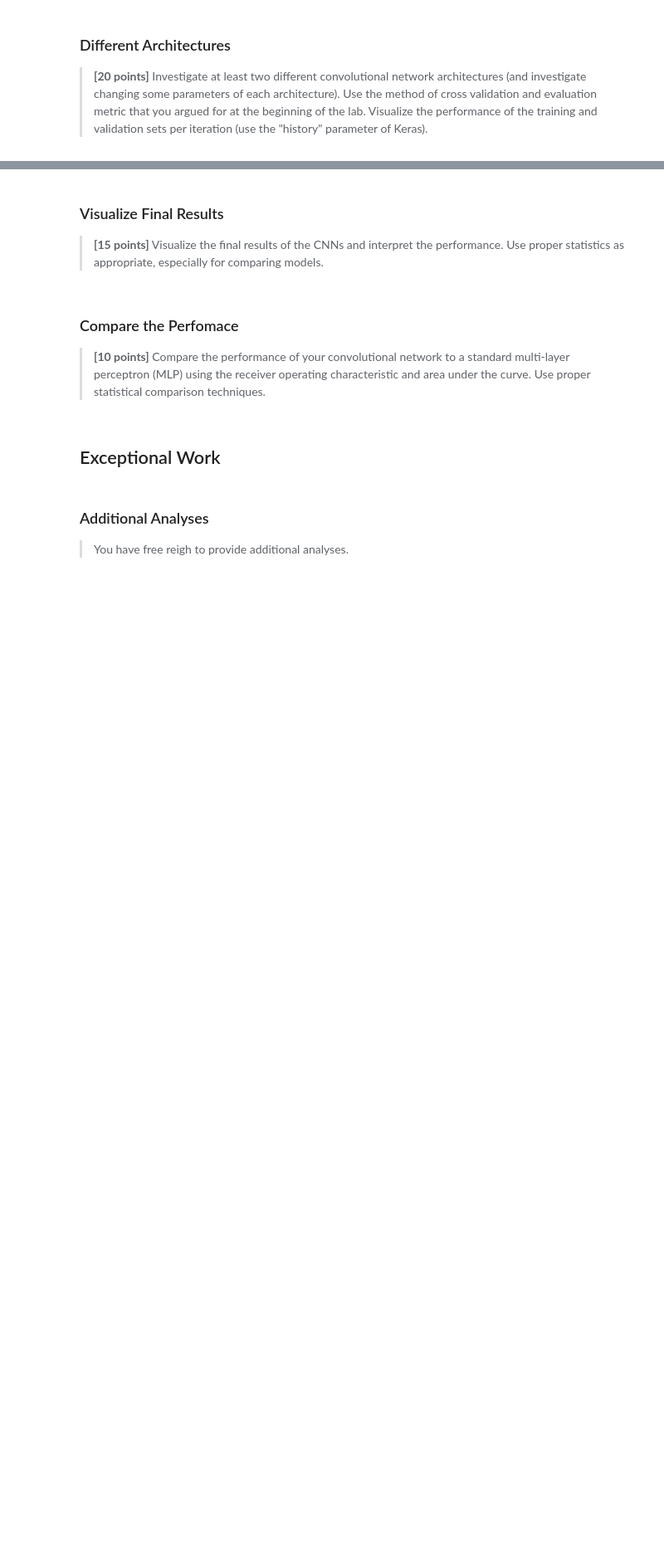
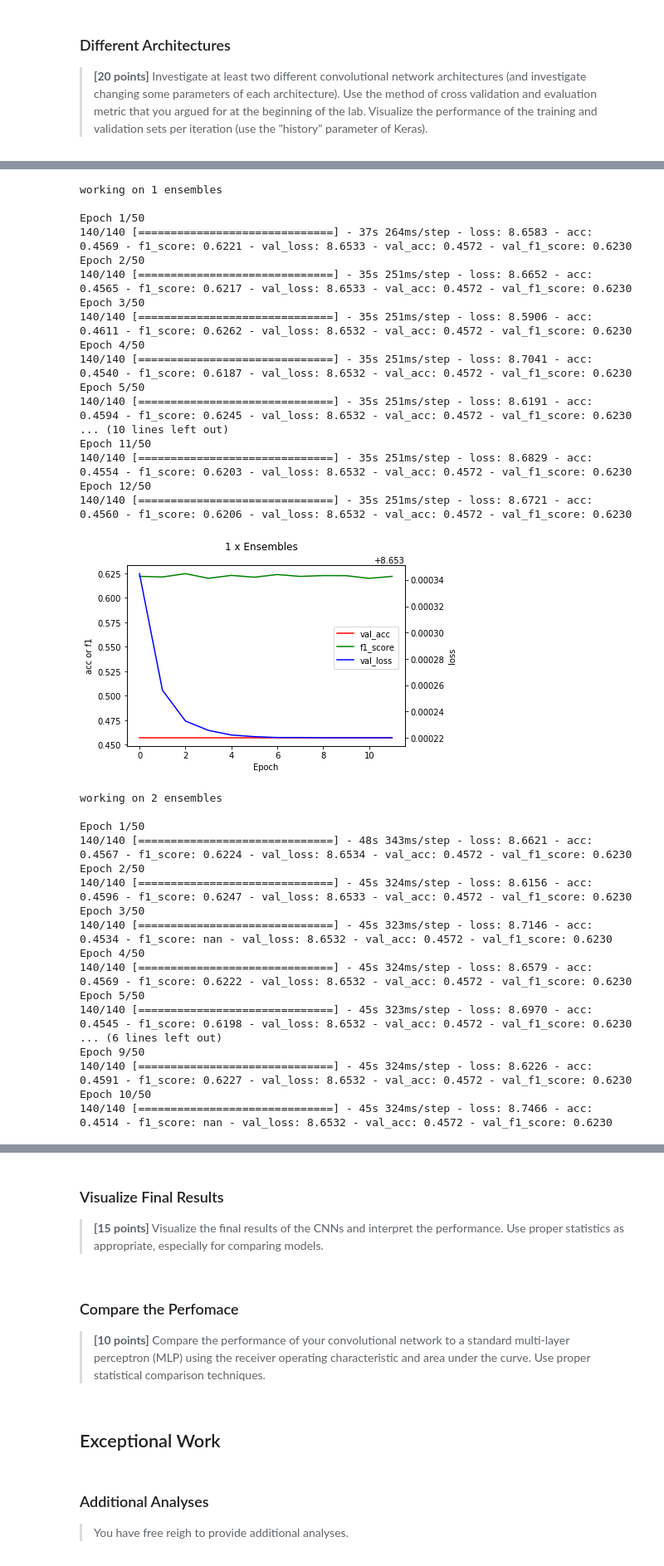
Before and after one commit to jamesothomas/MachineLearningPython, a Jupyter notebook: Lab6/Lab6_XRay_JT.ipynb, the cells around one changed output, grey strips where cells are left out. Shown at 83% size. Drawn from its saved outputs; the diff is of its cells as text; code cells hidden in the pictures; blank space fills up the shorter version.

```diff
--- a/Lab6/Lab6_XRay_JT.ipynb
+++ b/Lab6/Lab6_XRay_JT.ipynb
@@ -511,0 +762,58 @@ plt.legend()
+# %%
+num_ensembles_list = [1, 2, 3, 4]
+
+hist_dict = {}
+
+for n in num_ensembles_list:
+    print('\nworking on {} ensembles\n'.format(n))
+    ensemble_model = make_ensemble(print_model=False, num_ensembles=n, l2_lambda=l2_lambda)
+
+    history = ensemble_model.fit_generator(datagen.flow(X_train, y_train, batch_size=32),
+                                          steps_per_epoch=int(len(X_train)/32), # how many generators to go through per epoch
+                                          epochs=50, verbose=1, # verbose 0: silent, 1: progress bar, 2: 1 line per epoch
+                                          validation_data=(X_test,y_test),
+                                          callbacks=[EarlyStopping(monitor='val_loss', patience=3, restore_best_weights=True)]
+                                          )
+
+    hist_dict[n] = history
+    # save the histories to a dictionary so that we can access them for later analysis
+
+    history_plotter(history, title='{} x Ensembles'.format(n))
+
+    K_clear_session()
+# %% [output]
+working on 1 ensembles
+
+Epoch 1/50
+140/140 [==============================] - 37s 264ms/step - loss: 8.6583 - acc: 0.4569 - f1_score: 0.6221 - val_loss: 8.6533 - val_acc: 0.4572 - val_f1_score: 0.6230
+Epoch 2/50
+140/140 [==============================] - 35s 251ms/step - loss: 8.6652 - acc: 0.4565 - f1_score: 0.6217 - val_loss: 8.6533 - val_acc: 0.4572 - val_f1_score: 0.6230
+Epoch 3/50
+140/140 [==============================] - 35s 251ms/step - loss: 8.5906 - acc: 0.4611 - f1_score: 0.6262 - val_loss: 8.6532 - val_acc: 0.4572 - val_f1_score: 0.6230
+Epoch 4/50
+140/140 [==============================] - 35s 251ms/step - loss: 8.7041 - acc: 0.4540 - f1_score: 0.6187 - val_loss: 8.6532 - val_acc: 0.4572 - val_f1_score: 0.6230
+Epoch 5/50
+140/140 [==============================] - 35s 251ms/step - loss: 8.6191 - acc: 0.4594 - f1_score: 0.6245 - val_loss: 8.6532 - val_acc: 0.4572 - val_f1_score: 0.6230
+... (10 lines left out)
+Epoch 11/50
+140/140 [==============================] - 35s 251ms/step - loss: 8.6829 - acc: 0.4554 - f1_score: 0.6203 - val_loss: 8.6532 - val_acc: 0.4572 - val_f1_score: 0.6230
+Epoch 12/50
+140/140 [==============================] - 35s 251ms/step - loss: 8.6721 - acc: 0.4560 - f1_score: 0.6206 - val_loss: 8.6532 - val_acc: 0.4572 - val_f1_score: 0.6230
+[figure, added]
+working on 2 ensembles
+
+Epoch 1/50
+140/140 [==============================] - 48s 343ms/step - loss: 8.6621 - acc: 0.4567 - f1_score: 0.6224 - val_loss: 8.6534 - val_acc: 0.4572 - val_f1_score: 0.6230
+Epoch 2/50
+140/140 [==============================] - 45s 324ms/step - loss: 8.6156 - acc: 0.4596 - f1_score: 0.6247 - val_loss: 8.6533 - val_acc: 0.4572 - val_f1_score: 0.6230
+Epoch 3/50
+140/140 [==============================] - 45s 323ms/step - loss: 8.7146 - acc: 0.4534 - f1_score: nan - val_loss: 8.6532 - val_acc: 0.4572 - val_f1_score: 0.6230
+Epoch 4/50
+140/140 [==============================] - 45s 324ms/step - loss: 8.6579 - acc: 0.4569 - f1_score: 0.6222 - val_loss: 8.6532 - val_acc: 0.4572 - val_f1_score: 0.6230
+Epoch 5/50
+140/140 [==============================] - 45s 323ms/step - loss: 8.6970 - acc: 0.4545 - f1_score: 0.6198 - val_loss: 8.6532 - val_acc: 0.4572 - val_f1_score: 0.6230
+... (6 lines left out)
+Epoch 9/50
+140/140 [==============================] - 45s 324ms/step - loss: 8.6226 - acc: 0.4591 - f1_score: 0.6227 - val_loss: 8.6532 - val_acc: 0.4572 - val_f1_score: 0.6230
+Epoch 10/50
+140/140 [==============================] - 45s 324ms/step - loss: 8.7466 - acc: 0.4514 - f1_score: nan - val_loss: 8.6532 - val_acc: 0.4572 - val_f1_score: 0.6230
```
Also changed, not shown: parts of 30 cells of this notebook.
